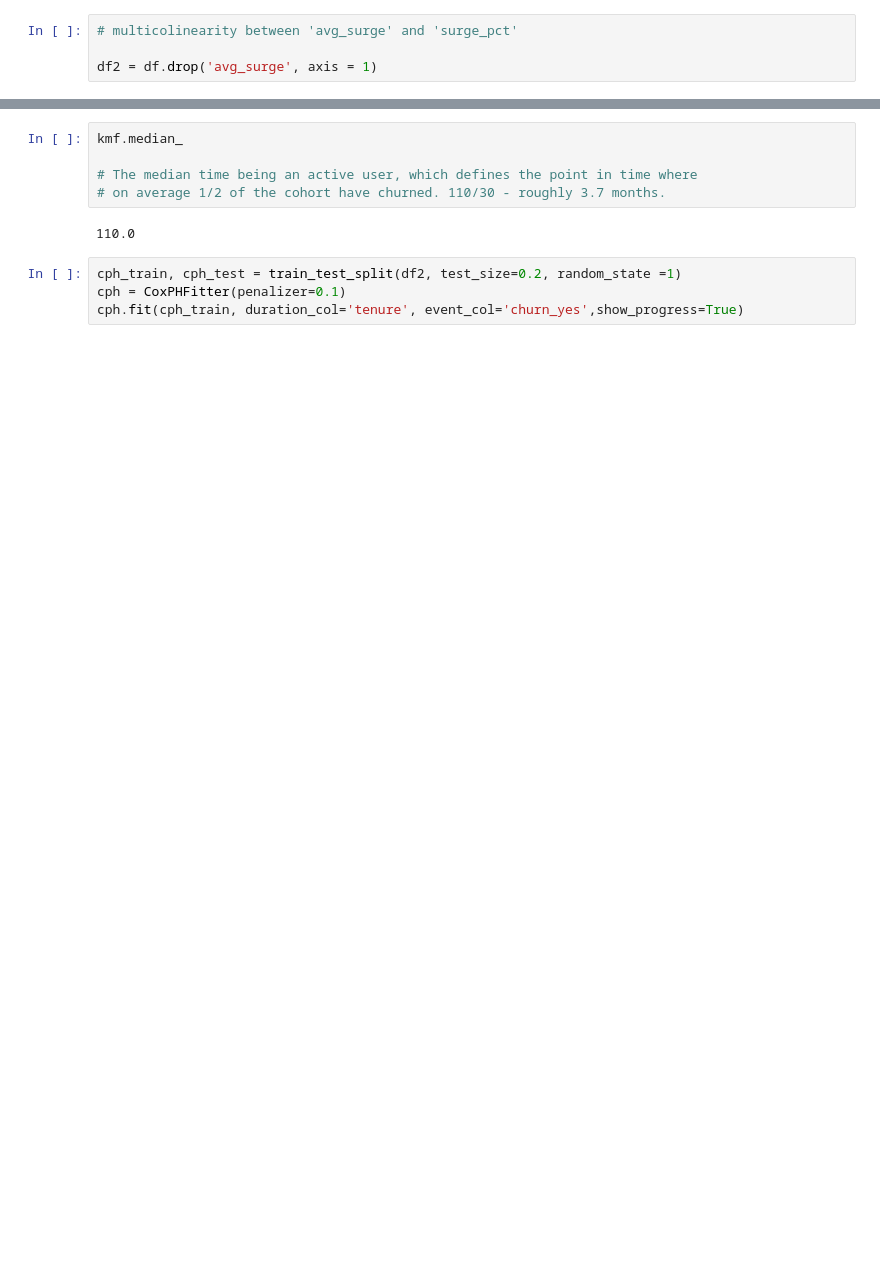
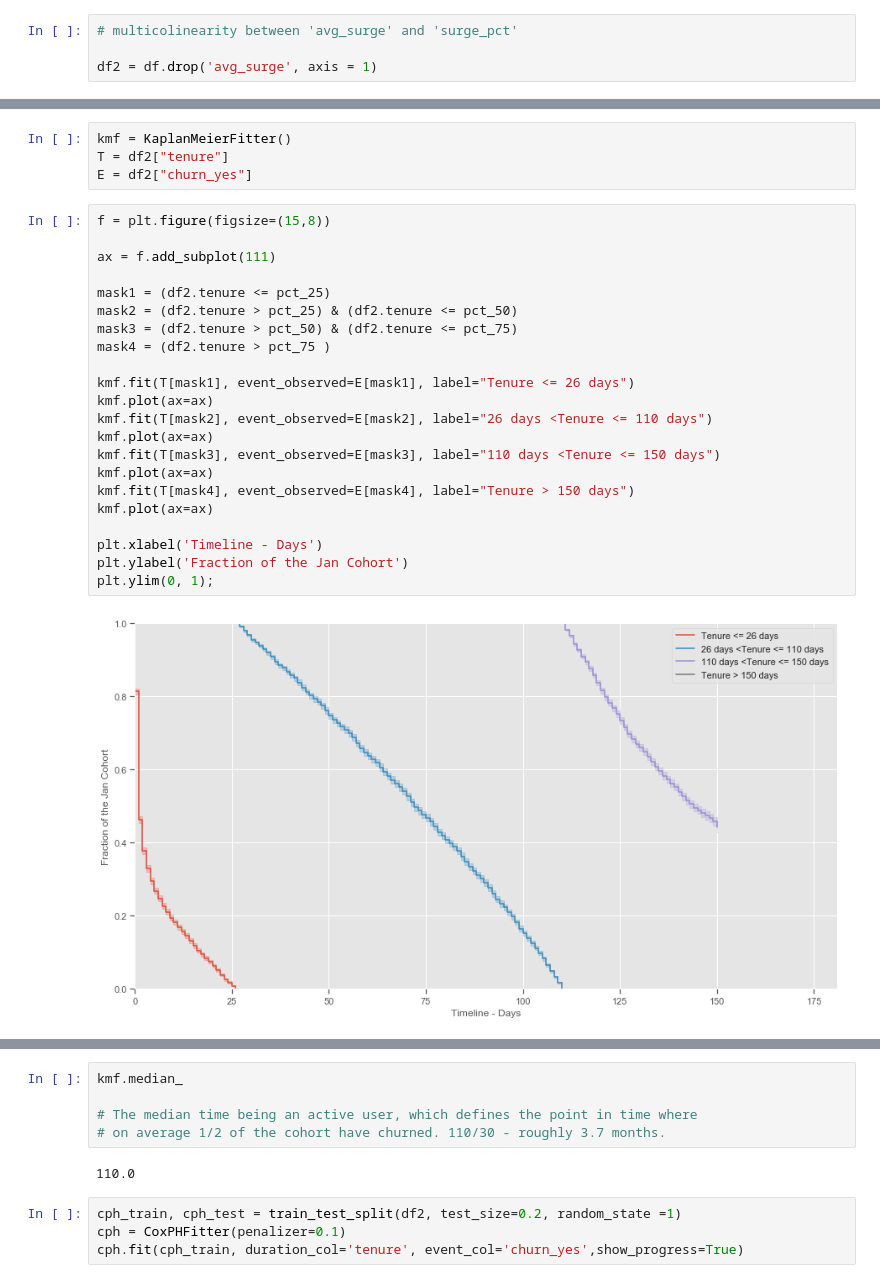
Before and after one commit to karensheng/Churning_Prediction, a Jupyter notebook: Survival Analysis.ipynb, the cells around one changed output, grey strips where cells are left out. Drawn from its saved outputs; the diff is of its cells as text; blank space fills up the shorter version.

```diff
--- a/Survival Analysis.ipynb
+++ b/Survival Analysis.ipynb
@@ -107 +136,29 @@ df2 = df.drop('avg_surge', axis = 1)
+# %%
+kmf = KaplanMeierFitter()
+T = df2["tenure"]
+E = df2["churn_yes"]
+# %%
+f = plt.figure(figsize=(15,8))
+
+ax = f.add_subplot(111)
+
+mask1 = (df2.tenure <= pct_25)
+mask2 = (df2.tenure > pct_25) & (df2.tenure <= pct_50)
+mask3 = (df2.tenure > pct_50) & (df2.tenure <= pct_75)
+mask4 = (df2.tenure > pct_75 )
+
+kmf.fit(T[mask1], event_observed=E[mask1], label="Tenure <= 26 days")
+kmf.plot(ax=ax)
+kmf.fit(T[mask2], event_observed=E[mask2], label="26 days <Tenure <= 110 days")
+kmf.plot(ax=ax)
+kmf.fit(T[mask3], event_observed=E[mask3], label="110 days <Tenure <= 150 days")
+kmf.plot(ax=ax)
+kmf.fit(T[mask4], event_observed=E[mask4], label="Tenure > 150 days")
+kmf.plot(ax=ax)
+
+plt.xlabel('Timeline - Days')
+plt.ylabel('Fraction of the Jan Cohort')
+plt.ylim(0, 1);
+# %% [output]
+[figure, added]
 # %%
```
Also changed, not shown: parts of 8 cells of this notebook.
